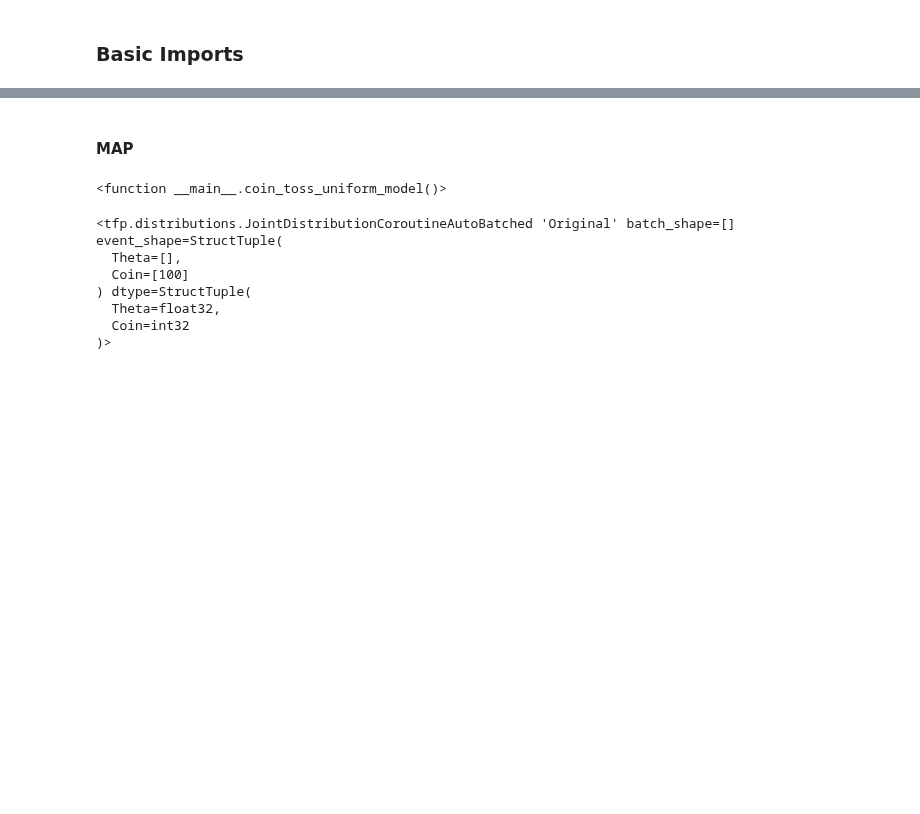
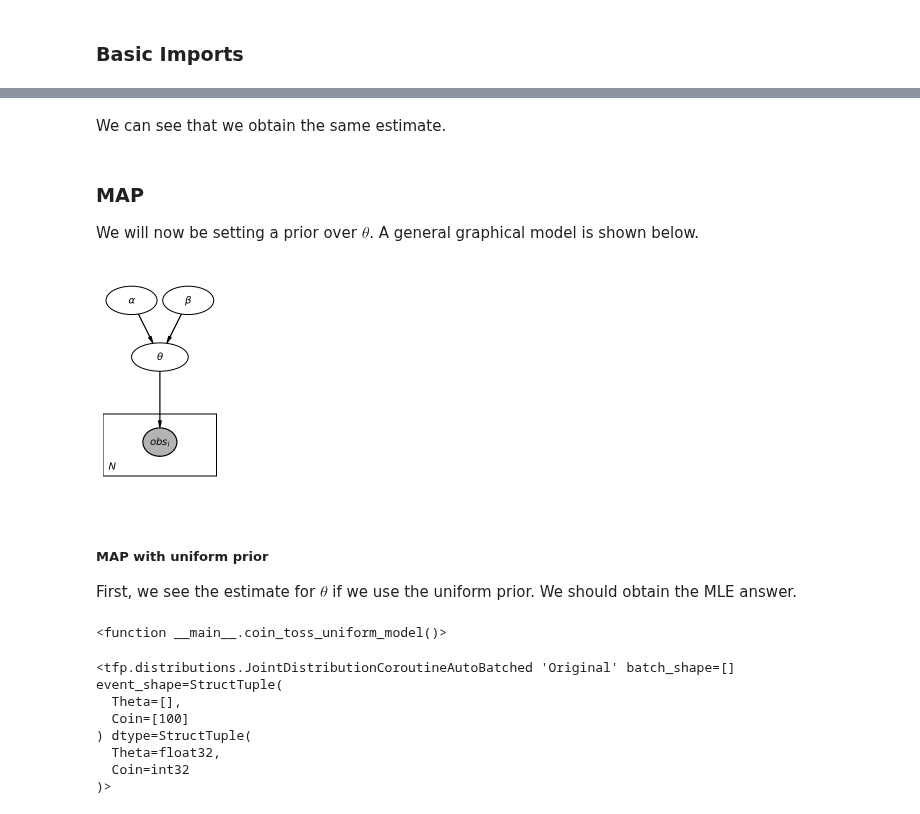
Before and after one commit to nipunbatra/blog-old, a Jupyter notebook: _notebooks/2022-02-07-coin-toss.ipynb, the cells around one changed output, grey strips where cells are left out. Saved outputs shown, nothing was run; the diff lists cells and outputs as text; code cells hidden in the pictures; blank space fills up the shorter version.

```diff
--- a/_notebooks/2022-02-07-coin-toss.ipynb
+++ b/_notebooks/2022-02-07-coin-toss.ipynb
@@ -145,5 +197,33 @@ fit.trainable_variables
+# %% [markdown]
+We can see that we obtain the same estimate.
 # %% [markdown]
-#### MAP
+### MAP
+
+We will now be setting a prior over $\theta$. A general graphical model is shown below.
+# %%
+pgm = daft.PGM([4, 4], origin=[0, 0])
+pgm.add_node(daft.Node("alpha", r"$\alpha$", 0.5, 3.5, aspect=1.8))
+pgm.add_node(daft.Node("beta", r"$\beta$", 1.5, 3.5, aspect=1.8))
+
+
+pgm.add_node(daft.Node("theta", r"$\theta$", 1, 2.5, aspect=2))
+# pgm.add_node(daft.Node("theta", r"$\theta\sim Beta (\alpha, \beta)$", 1, 2.5, aspect=4))
+
+pgm.add_node(daft.Node("obs", r"$obs_i$", 1, 1, aspect=1.2, observed=True))
+
+pgm.add_edge("theta", "obs")
+pgm.add_edge("alpha", "theta")
+pgm.add_edge("beta", "theta")
+
+
+pgm.add_plate([0, 0.5, 2, 1.0], label=r"$N$", shift=-0.1)
+pgm.render()
+# %% [output]
+[figure, added]
+# %% [markdown]
+##### MAP with uniform prior
+
+First, we see the estimate for $\theta$ if we use the uniform prior. We should obtain the MLE answer.
 # %%
 def coin_toss_uniform_model():
     theta = yield tfp.distributions.JointDistributionCoroutine.Root(
```
Also changed, not shown: parts of 45 cells of this notebook, 1 other file.
